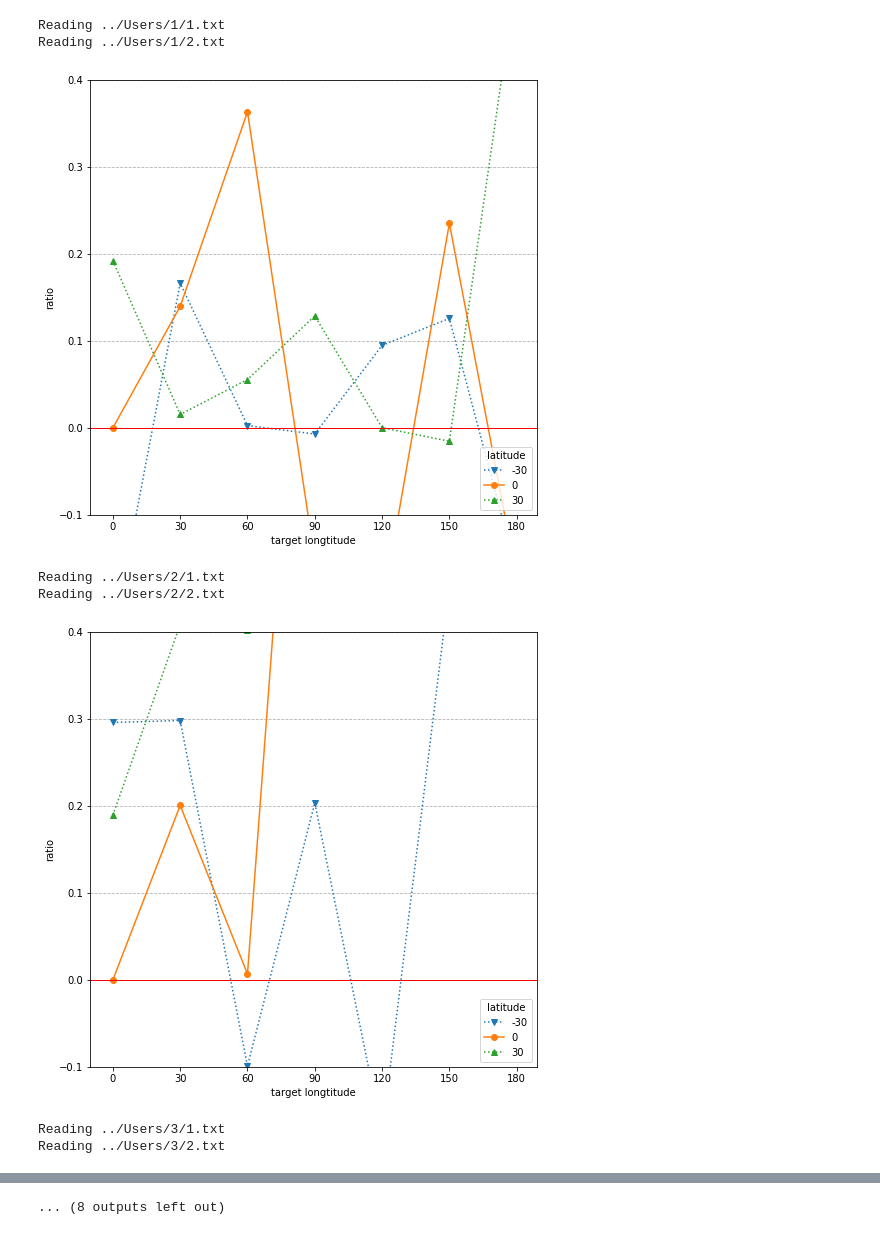
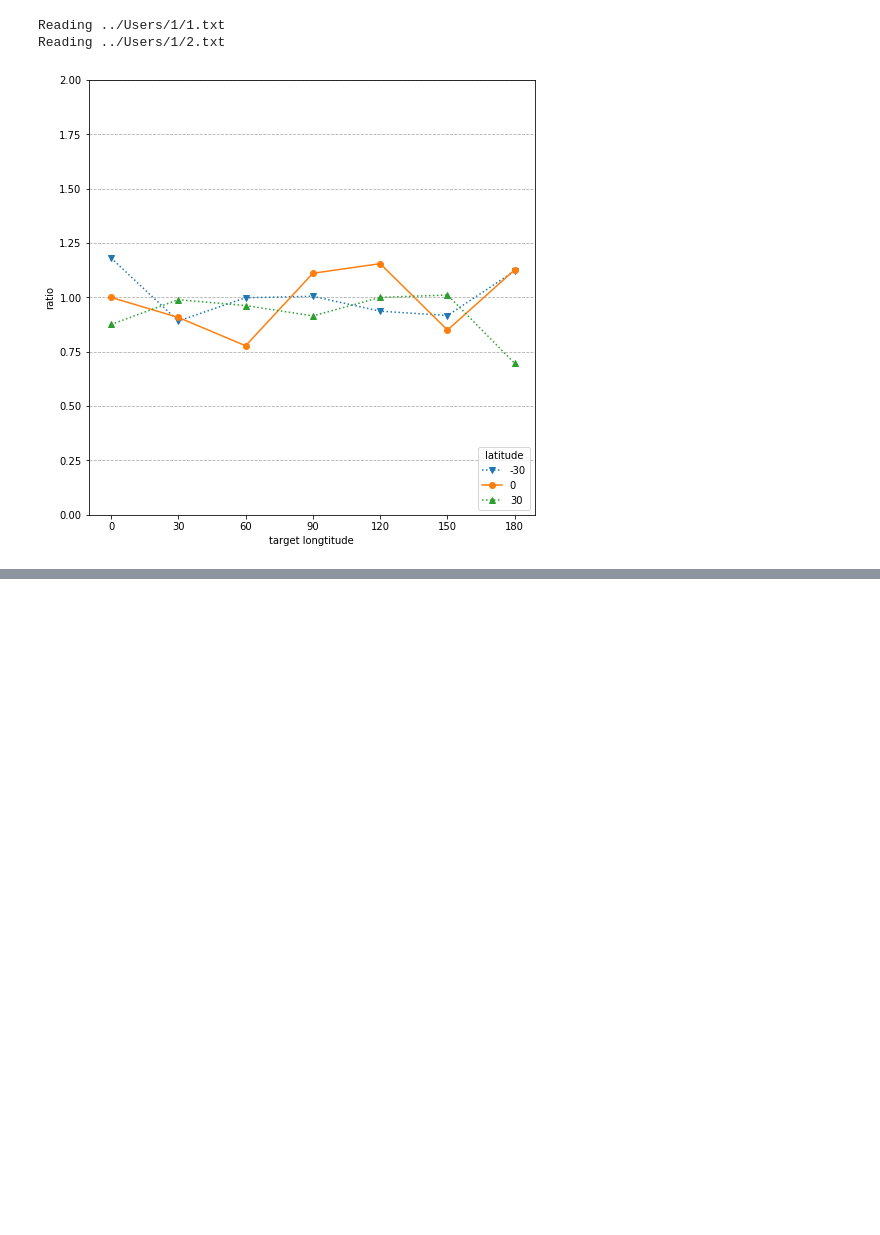
Before and after one commit to red-pencil/python_data, a Jupyter notebook: vtdata/Scripts/gain.ipynb, the cells around one changed output, grey strips where cells are left out. Saved outputs shown, nothing was run; the diff lists cells and outputs as text; code cells hidden in the pictures; blank space fills up the shorter version.

```diff
--- a/vtdata/Scripts/gain.ipynb
+++ b/vtdata/Scripts/gain.ipynb
@@ -143,11 +143,11 @@ def make_ratio(mean_before, mean_after):
         r=[]
         for j in range(len(mean_before[i])):
             if(mean_after[i][j]==0):
-                #r.append(1) #ratio
-                r.append(0) #log
+                r.append(1) #ratio
+                #r.append(0) #log
                 continue
-            #r.append(mean_after[i][j]/mean_before[i][j]) #ratio
-            r.append(-math.log2(mean_after[i][j]/mean_before[i][j])) #log
+            r.append(mean_after[i][j]/mean_before[i][j]) #ratio
+            #r.append(-math.log2(mean_after[i][j]/mean_before[i][j])) #log
             #print(i,j,mean_after[i][j],mean_before[i][j])
         ratio.append(r)
 
@@ -213,7 +213,8 @@ def plotratio(r,s=None):
 ###################### set figure scale
     plt.axhline(y=0,linewidth=1, color='r')
     plt.xticks(key2)
-    plt.ylim(-0.1,0.4)
+    #plt.ylim(-0.1,0.4)
+    plt.ylim(0,2)
 ######################
     plt.xlim(-10)
     #plt.rcParams["axes.grid.axis"] ="y"
@@ -229,30 +230,25 @@ def plotratio(r,s=None):
 # %%
 fig, ax = plt.subplots(figsize=(8,8))
 ratio=[[],[],[]]
 ###################### choose user
-users=[1,2,3,4,5,6,8,9,10,12]
+users=[1]#,2]#,3,4,5,8,9,10,12,13,14]
 ######################
 for uid in range(len(users)):
     baseFolder=str(users[uid])
 
     idx=[1,2]
 
    # for i in range(len(idx)):
     #print("Trial 1"+str(i))
-    t1=read_plot("../Users/"+baseFolder+"/"+str(idx[0])+".txt",i,fig)
+    t1=read_plot("../Users/"+baseFolder+"/"+str(idx[0])+".txt",1,fig)
     #print("Trial 2"+str(i))
-    t2=read_plot("../Users/"+baseFolder+"/"+str(idx[1])+".txt",i,fig)
+    t2=read_plot("../Users/"+baseFolder+"/"+str(idx[1])+".txt",1,fig)
     r=make_ratio(t1,t2)
     ratio[0].append(r[0])
     ratio[1].append(r[1])
     ratio[2].append(r[2])
     plotratio(r)
 # %% [output]
 Reading ../Users/1/1.txt
 Reading ../Users/1/2.txt
-[figure, old version]
+[figure, new version]
-Reading ../Users/2/1.txt
-Reading ../Users/2/2.txt
-[figure, removed]
-Reading ../Users/3/1.txt
-Reading ../Users/3/2.txt
@@ -269,4 +255,3 @@ Reading ../Users/6/2.txt
-... (8 outputs left out)
 # %%
 
 ratioDiv=[[],[],[]]
```
Also changed, not shown: parts of 2 cells of this notebook, 42 other files.
